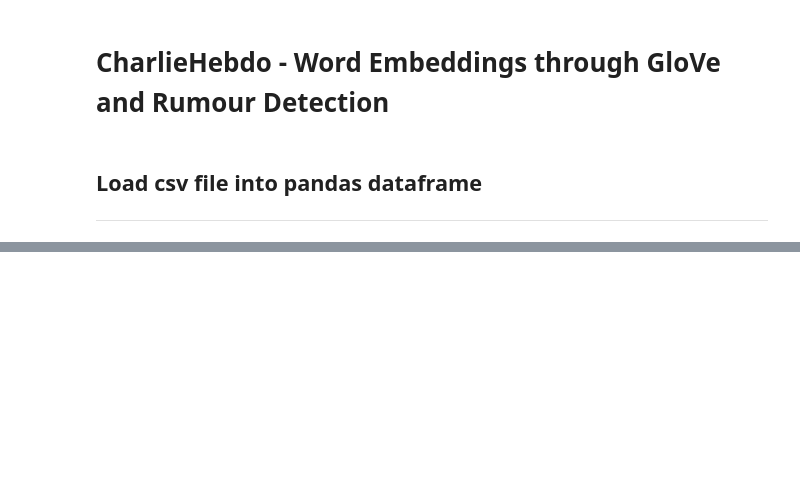
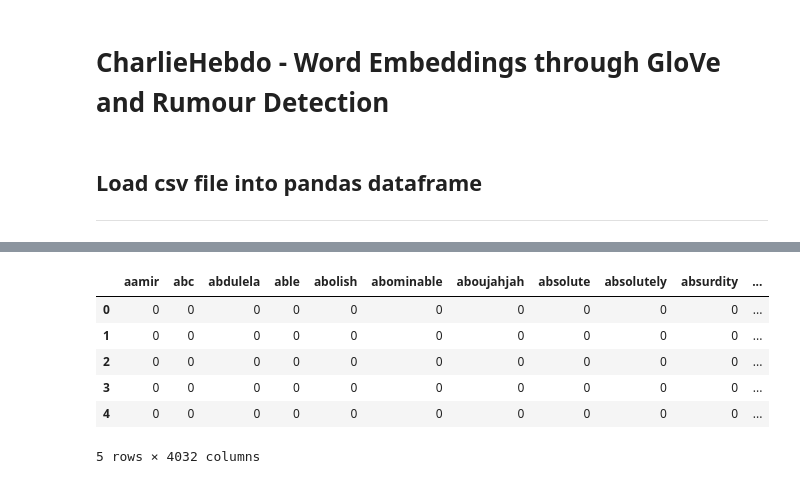
Before and after one commit to shakshi12/Rumor-Spreaders-using-GNN-approach-PHEME-dataset-, a Jupyter notebook: charlie_GloVe.ipynb, the cells around one changed output, grey strips where cells are left out. Saved outputs shown, nothing was run; the diff lists cells and outputs as text; code cells hidden in the pictures; blank space fills up the shorter version.

```diff
--- a/charlie_GloVe.ipynb
+++ b/charlie_GloVe.ipynb
@@ -6,0 +283,17 @@
+# %%
+feat_df2 = pd.DataFrame(columns = sorted_words)
+for number in padding[1]:
+    for key,value in index.items():
+        if number == value:
+            feat_df2[key] = embed_mat[number]
+# %%
+feat_df2=feat_df2.fillna(0)
+feat_df2.head()
+# %% [output]
+|  | aamir | abc | abdulela | able | abolish | abominable | aboujahjah | absolute | absolutely | absurdity | ... |
+| 0 | 0 | 0 | 0 | 0 | 0 | 0 | 0 | 0 | 0 | 0 | ... |
+| 1 | 0 | 0 | 0 | 0 | 0 | 0 | 0 | 0 | 0 | 0 | ... |
+| 2 | 0 | 0 | 0 | 0 | 0 | 0 | 0 | 0 | 0 | 0 | ... |
+| 3 | 0 | 0 | 0 | 0 | 0 | 0 | 0 | 0 | 0 | 0 | ... |
+| 4 | 0 | 0 | 0 | 0 | 0 | 0 | 0 | 0 | 0 | 0 | ... |
+5 rows × 4032 columns
```
Also changed, not shown: parts of 155 cells of this notebook.
